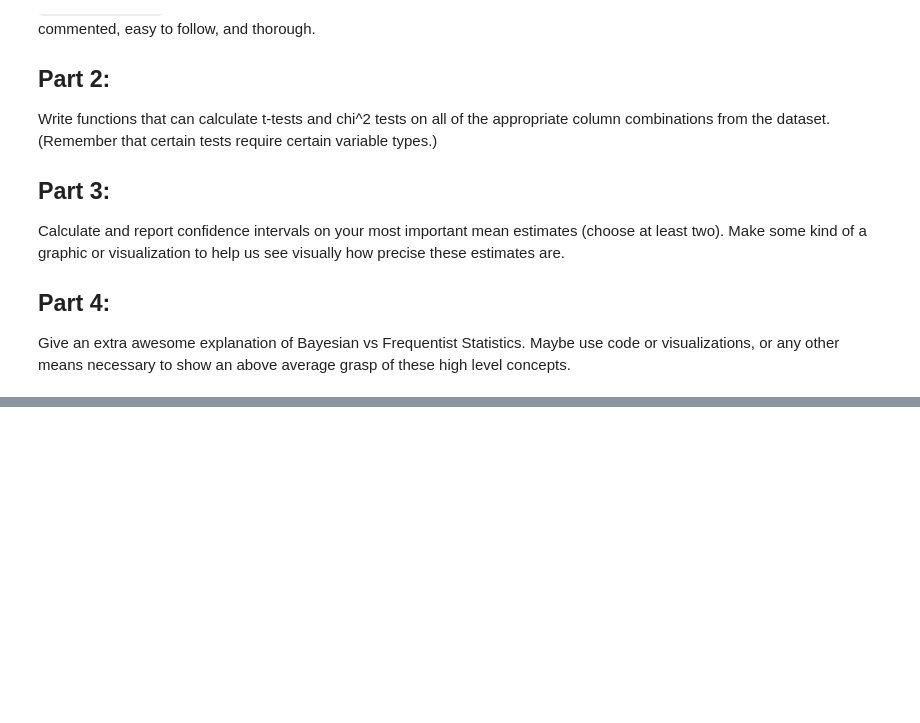
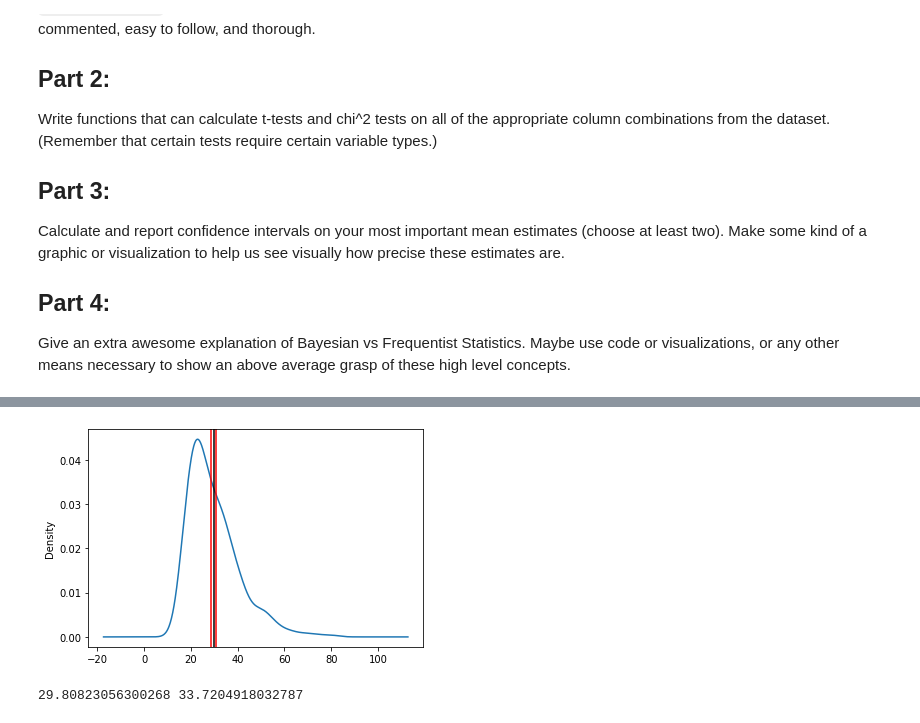
Before and after one commit to henryspg/DS-Unit-1-Sprint-2-Statistics, a Jupyter notebook: DS16_Unit_1_Sprint_Challenge_2_henry.ipynb, the cells around one changed output, grey strips where cells are left out. Saved outputs shown, nothing was run; the diff lists cells and outputs as text; code cells hidden in the pictures; blank space fills up the shorter version.

```diff
--- a/DS16_Unit_1_Sprint_Challenge_2_henry.ipynb
+++ b/DS16_Unit_1_Sprint_Challenge_2_henry.ipynb
@@ -279,0 +407,32 @@ Give an extra awesome explanation of Bayesian vs Frequentist Statistics. Maybe u
+# %%
+# Answer to Strech Goal Part 3:
+# column:  A2-
+
+
+def confidence_interval(data, confidence=0.95):
+
+  data = np.array(df0A2)
+  x_bar = np.mean(df0A2)
+  n = len(df0A2)
+  s = np.std(df0A2, ddof=1)
+  std_err = s / np.sqrt(n)
+  t = stats.t.ppf((1 + confidence) / 2.0, n - 1)
+  margin_of_error = t*std_err
+  lower_bound = x_bar - margin_of_error
+  upper_bound = x_bar + margin_of_error
+  return (lower_bound, x_bar, upper_bound)
+# %%
+lower, mean, upper = confidence_interval(df0A2)
+
+df0A2.plot.density()
+plt.axvline(x=lower, color='red')
+plt.axvline(x=mean, color='black')
+plt.axvline(x=upper, color='red')
+plt.show()
+# %% [output]
+[figure, added]
+# %%
+# Mean for - & +  on A2
+print(df0A2.mean(), df1A2.mean() )
+# %% [output]
+29.80823056300268 33.7204918032787
```
Also changed, not shown: parts of 49 cells of this notebook.
